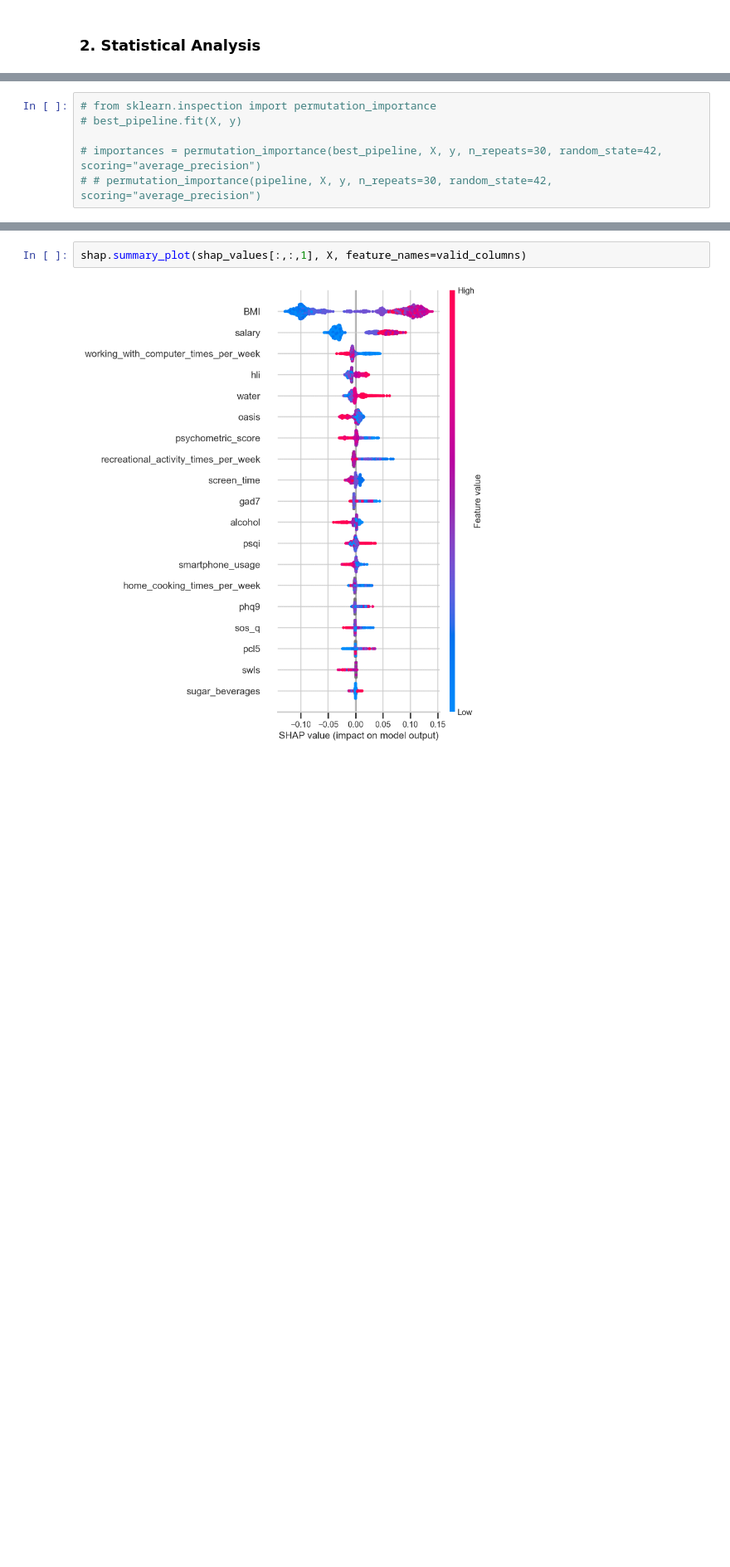
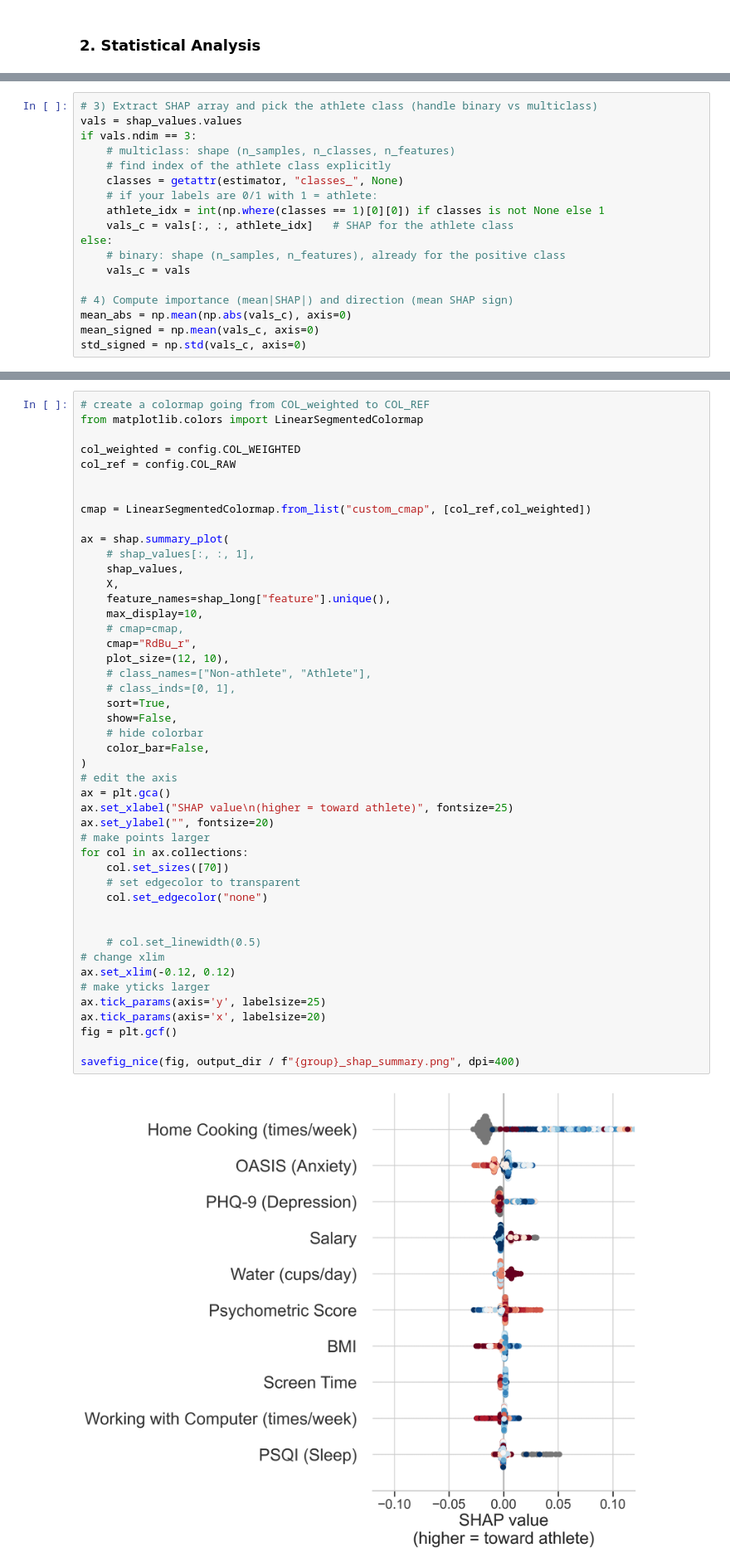
Before and after one commit to GalKepler/athletes_brain, a Jupyter notebook: notebooks/behav/behav.ipynb, the cells around one changed output, grey strips where cells are left out. Shown: that part at 83% size. Drawn from its saved outputs; the diff is of its cells as text; blank space fills up the shorter version.

```diff
--- a/notebooks/behav/behav.ipynb
+++ b/notebooks/behav/behav.ipynb
@@ -395,6 +517,18 @@ shap_values = explainer(X_scaled, y, check_additivity=False)
 # %%
-# from sklearn.inspection import permutation_importance
-# best_pipeline.fit(X, y)
+# 3) Extract SHAP array and pick the athlete class (handle binary vs multiclass)
+vals = shap_values.values
+if vals.ndim == 3:
+    # multiclass: shape (n_samples, n_classes, n_features)
+    # find index of the athlete class explicitly
+    classes = getattr(estimator, "classes_", None)
+    # if your labels are 0/1 with 1 = athlete:
+    athlete_idx = int(np.where(classes == 1)[0][0]) if classes is not None else 1
+    vals_c = vals[:, :, athlete_idx]   # SHAP for the athlete class
+else:
+    # binary: shape (n_samples, n_features), already for the positive class
+    vals_c = vals
 
-# importances = permutation_importance(best_pipeline, X, y, n_repeats=30, random_state=42, scoring="average_precision")
-# # permutation_importance(pipeline, X, y, n_repeats=30, random_state=42, scoring="average_precision")
+# 4) Compute importance (mean|SHAP|) and direction (mean SHAP sign)
+mean_abs = np.mean(np.abs(vals_c), axis=0)
+mean_signed = np.mean(vals_c, axis=0)
+std_signed = np.std(vals_c, axis=0)
@@ -414,5 +622,49 @@ feats = feats.sort_values('shap', ascending=False)
 # %%
-shap.summary_plot(shap_values[:,:,1], X, feature_names=valid_columns)
+# create a colormap going from COL_weighted to COL_REF
+from matplotlib.colors import LinearSegmentedColormap
+
+col_weighted = config.COL_WEIGHTED
+col_ref = config.COL_RAW
+
+
+cmap = LinearSegmentedColormap.from_list("custom_cmap", [col_ref,col_weighted])
+
+ax = shap.summary_plot(
+    # shap_values[:, :, 1],
+    shap_values,
+    X,
+    feature_names=shap_long["feature"].unique(),
+    max_display=10,
+    # cmap=cmap,
+    cmap="RdBu_r",
+    plot_size=(12, 10),
+    # class_names=["Non-athlete", "Athlete"],
+    # class_inds=[0, 1],
+    sort=True,
+    show=False,
+    # hide colorbar
+    color_bar=False,
+)
+# edit the axis
+ax = plt.gca()
+ax.set_xlabel("SHAP value\n(higher = toward athlete)", fontsize=25)
+ax.set_ylabel("", fontsize=20)
+# make points larger
+for col in ax.collections:
+    col.set_sizes([70])
+    # set edgecolor to transparent
+    col.set_edgecolor("none")
+
+
+    # col.set_linewidth(0.5)
+# change xlim
+ax.set_xlim(-0.12, 0.12)
+# make yticks larger
+ax.tick_params(axis='y', labelsize=25)
+ax.tick_params(axis='x', labelsize=20)
+fig = plt.gcf()
+
+savefig_nice(fig, output_dir / f"{group}_shap_summary.png", dpi=400)
 # %% [output]
-[figure, old version]
+[figure, new version]
 # %%
```
Also changed, not shown: parts of 18 cells of this notebook, 11 other files.
